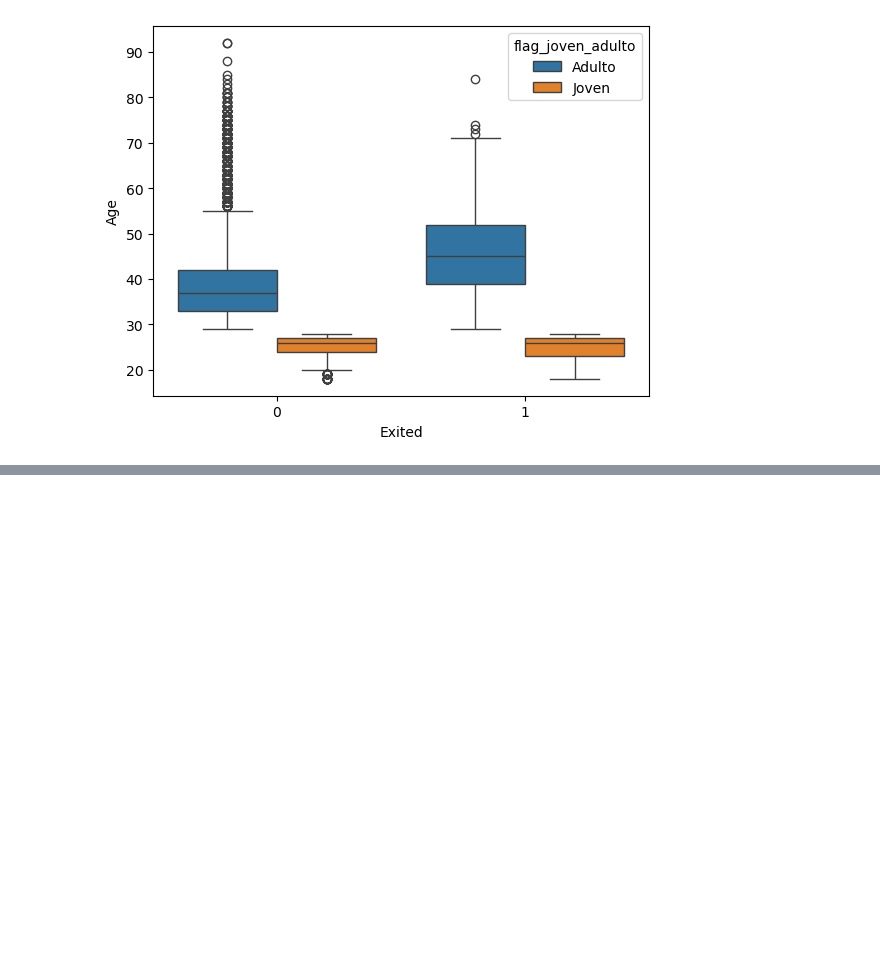
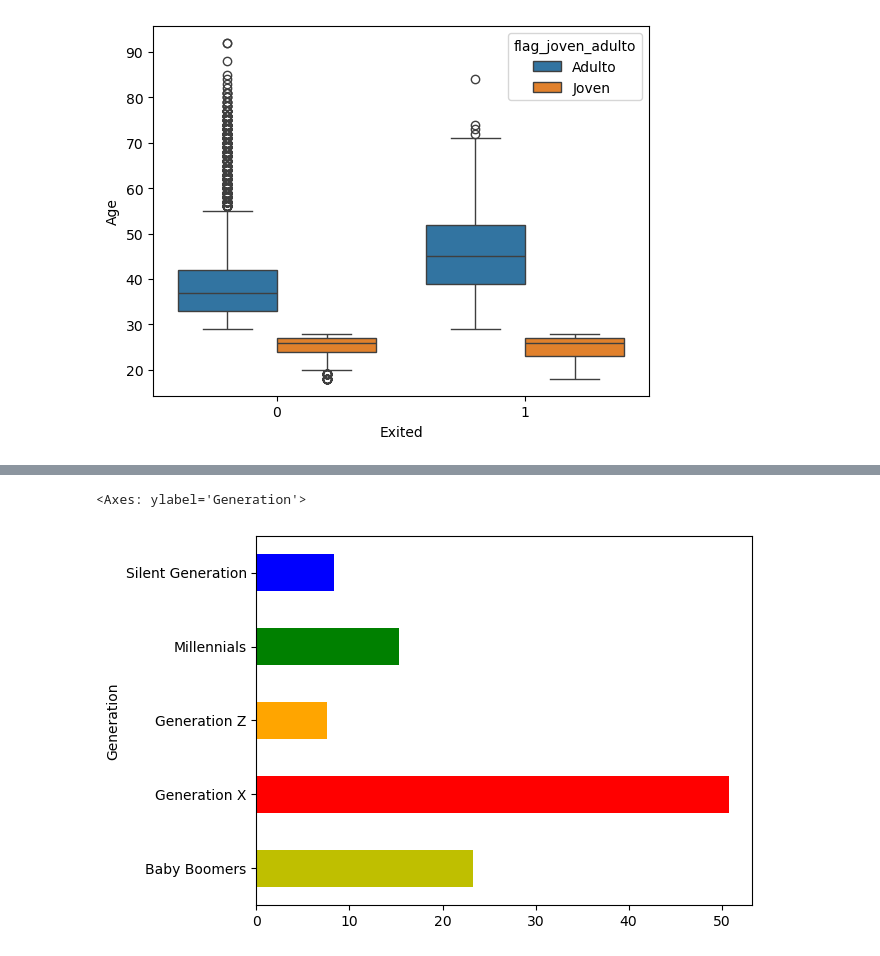
Before and after one commit to CabHug/Portfolio, a Jupyter notebook: Practicas/Caso_de_uso_churn_probabilidad.ipynb, the cells around one changed output, grey strips where cells are left out. Drawn from its saved outputs; the diff is of its cells as text; code cells hidden in the pictures; blank space fills up the shorter version.

```diff
--- a/Practicas/Caso_de_uso_churn_probabilidad.ipynb
+++ b/Practicas/Caso_de_uso_churn_probabilidad.ipynb
@@ -284,0 +394,14 @@ sns.boxplot(
+# %%
+colors = ['y','r','orange','green','blue','purple']
+
+# Aqui voy a calcular la proporcion de no pago por cada generacion para graficarla
+(df.groupby(['Generation'])['Exited'].mean().sort_index()*100).plot(kind='barh', color = colors)
+
+# Al graficar de esta forma puedo saber la proporcion de impagos por cada generacion
+'''
+La generacion X es la que tiene mayores impagos
+La generacion x representa cerca del 17% de los clientes
+'''
+# %% [output]
+<Axes: ylabel='Generation'>
+[figure, added]
```
Also changed, not shown: parts of 18 cells of this notebook, 1 other file.
